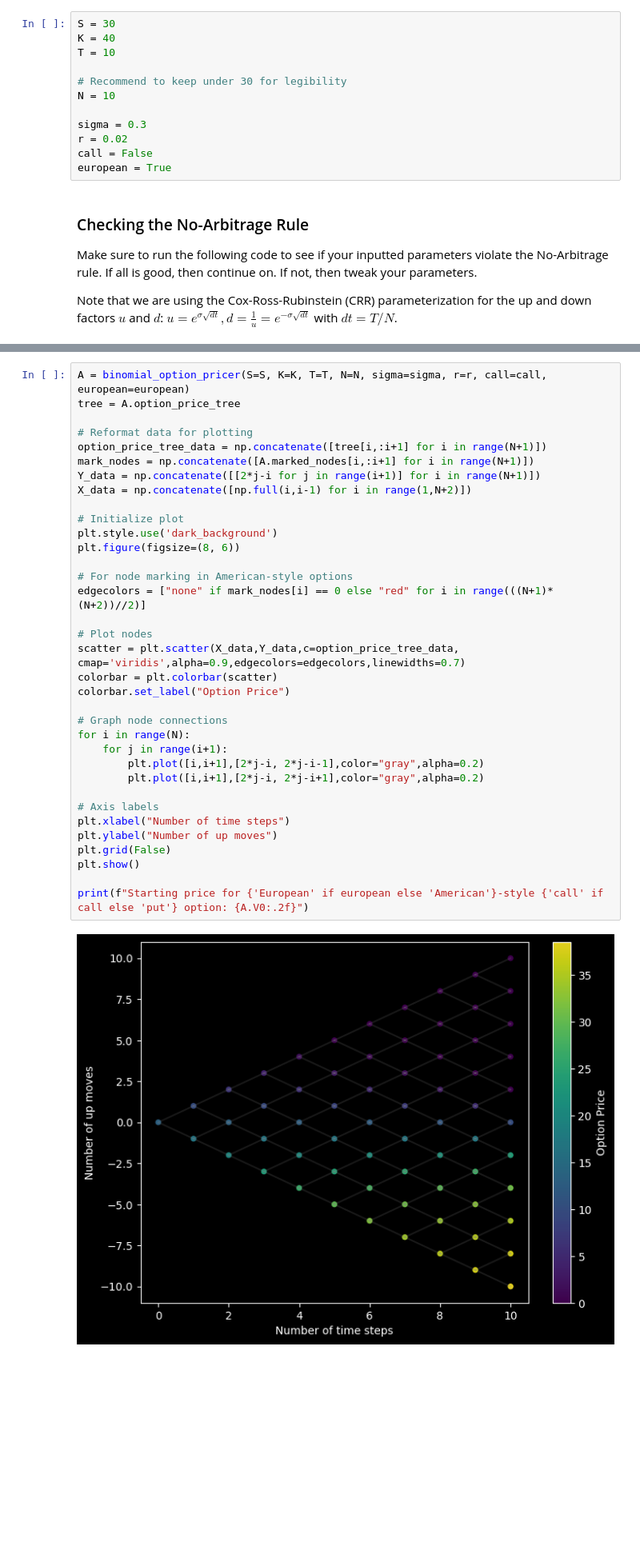
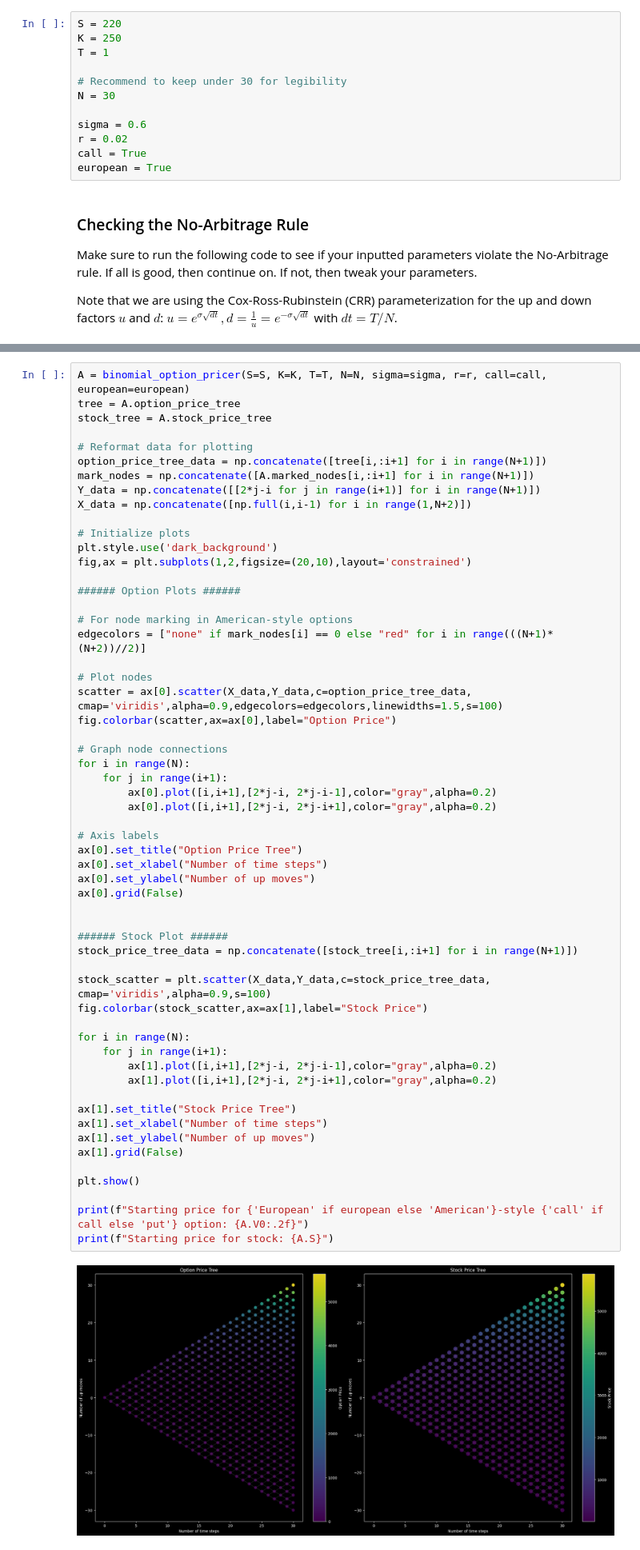
Before and after one commit to DaAsianCarsten/Binomial_Tree_Options_Pricer, a Jupyter notebook: notebooks/binomial_pricer_visualization.ipynb, the cells around one changed output, grey strips where cells are left out. Shown at 80% size. Drawn from its saved outputs; the diff is of its cells as text; blank space fills up the shorter version.

```diff
--- a/notebooks/binomial_pricer_visualization.ipynb
+++ b/notebooks/binomial_pricer_visualization.ipynb
@@ -34,16 +34,16 @@ Input your own parameters below:
 - call: True if this is a call option, False if put option
 - european: True if this is a European-style option, False if American-style
 # %%
-S = 30
-K = 40
-T = 10
+S = 220
+K = 250
+T = 1
 
 # Recommend to keep under 30 for legibility
-N = 10
+N = 30
 
-sigma = 0.3
+sigma = 0.6
 r = 0.02
-call = False
+call = True
 european = True
 # %% [markdown]
 ### Checking the No-Arbitrage Rule
@@ -77,37 +77,59 @@ The following block of code will plot the tree. For American-style options, node
 # %%
 A = binomial_option_pricer(S=S, K=K, T=T, N=N, sigma=sigma, r=r, call=call, european=european)
 tree = A.option_price_tree
+stock_tree = A.stock_price_tree
 
 # Reformat data for plotting
 option_price_tree_data = np.concatenate([tree[i,:i+1] for i in range(N+1)])
 mark_nodes = np.concatenate([A.marked_nodes[i,:i+1] for i in range(N+1)])
 Y_data = np.concatenate([[2*j-i for j in range(i+1)] for i in range(N+1)])
 X_data = np.concatenate([np.full(i,i-1) for i in range(1,N+2)])
 
-# Initialize plot
+# Initialize plots
 plt.style.use('dark_background')
-plt.figure(figsize=(8, 6))
+fig,ax = plt.subplots(1,2,figsize=(20,10),layout='constrained')
+
+###### Option Plots ######
 
 # For node marking in American-style options
 edgecolors = ["none" if mark_nodes[i] == 0 else "red" for i in range(((N+1)*(N+2))//2)]
 
 # Plot nodes
-scatter = plt.scatter(X_data,Y_data,c=option_price_tree_data, cmap='viridis',alpha=0.9,edgecolors=edgecolors,linewidths=0.7)
-colorbar = plt.colorbar(scatter)
-colorbar.set_label("Option Price")
+scatter = ax[0].scatter(X_data,Y_data,c=option_price_tree_data, cmap='viridis',alpha=0.9,edgecolors=edgecolors,linewidths=1.5,s=100)
+fig.colorbar(scatter,ax=ax[0],label="Option Price")
 
 # Graph node connections
 for i in range(N):
     for j in range(i+1):
-        plt.plot([i,i+1],[2*j-i, 2*j-i-1],color="gray",alpha=0.2)
-        plt.plot([i,i+1],[2*j-i, 2*j-i+1],color="gray",alpha=0.2)
+        ax[0].plot([i,i+1],[2*j-i, 2*j-i-1],color="gray",alpha=0.2)
+        ax[0].plot([i,i+1],[2*j-i, 2*j-i+1],color="gray",alpha=0.2)
 
 # Axis labels
-plt.xlabel("Number of time steps")
-plt.ylabel("Number of up moves")
-plt.grid(False)
+ax[0].set_title("Option Price Tree")
+ax[0].set_xlabel("Number of time steps")
+ax[0].set_ylabel("Number of up moves")
+ax[0].grid(False)
+
+
+###### Stock Plot ######
+stock_price_tree_data = np.concatenate([stock_tree[i,:i+1] for i in range(N+1)])
+
+stock_scatter = plt.scatter(X_data,Y_data,c=stock_price_tree_data, cmap='viridis',alpha=0.9,s=100)
+fig.colorbar(stock_scatter,ax=ax[1],label="Stock Price")
+
+for i in range(N):
+    for j in range(i+1):
+        ax[1].plot([i,i+1],[2*j-i, 2*j-i-1],color="gray",alpha=0.2)
+        ax[1].plot([i,i+1],[2*j-i, 2*j-i+1],color="gray",alpha=0.2)
+
+ax[1].set_title("Stock Price Tree")
+ax[1].set_xlabel("Number of time steps")
+ax[1].set_ylabel("Number of up moves")
+ax[1].grid(False)
+
 plt.show()
 
 print(f"Starting price for {'European' if european else 'American'}-style {'call' if call else 'put'} option: {A.V0:.2f}")
+print(f"Starting price for stock: {A.S}")
 # %% [output]
-[figure, old version]
+[figure, new version]
```
Also changed, not shown: parts of 16 cells of this notebook, 4 other files.
